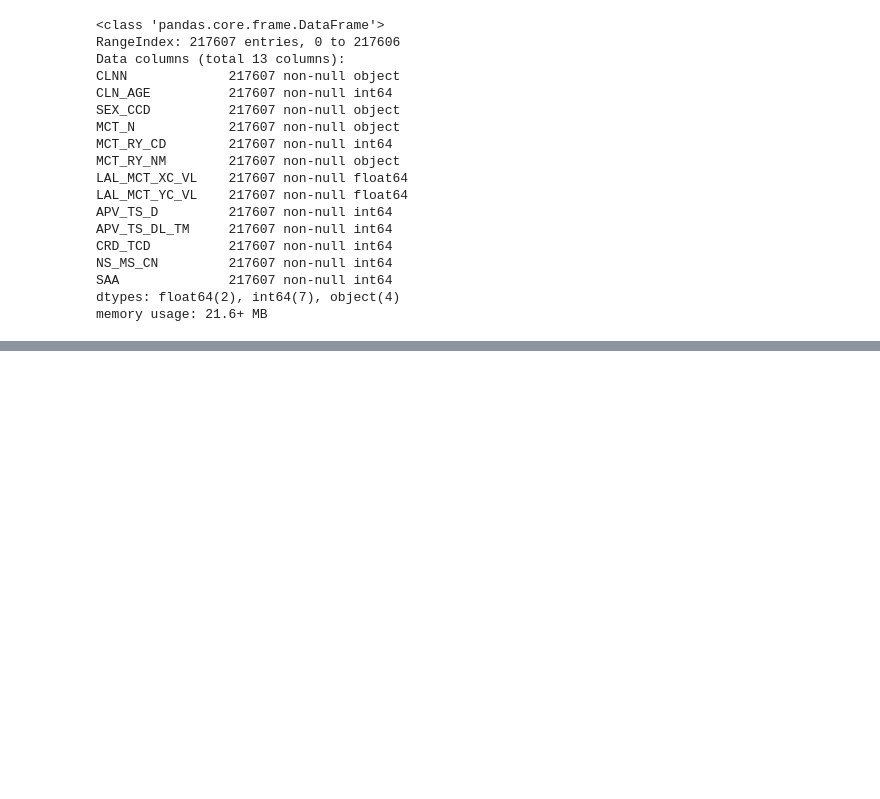
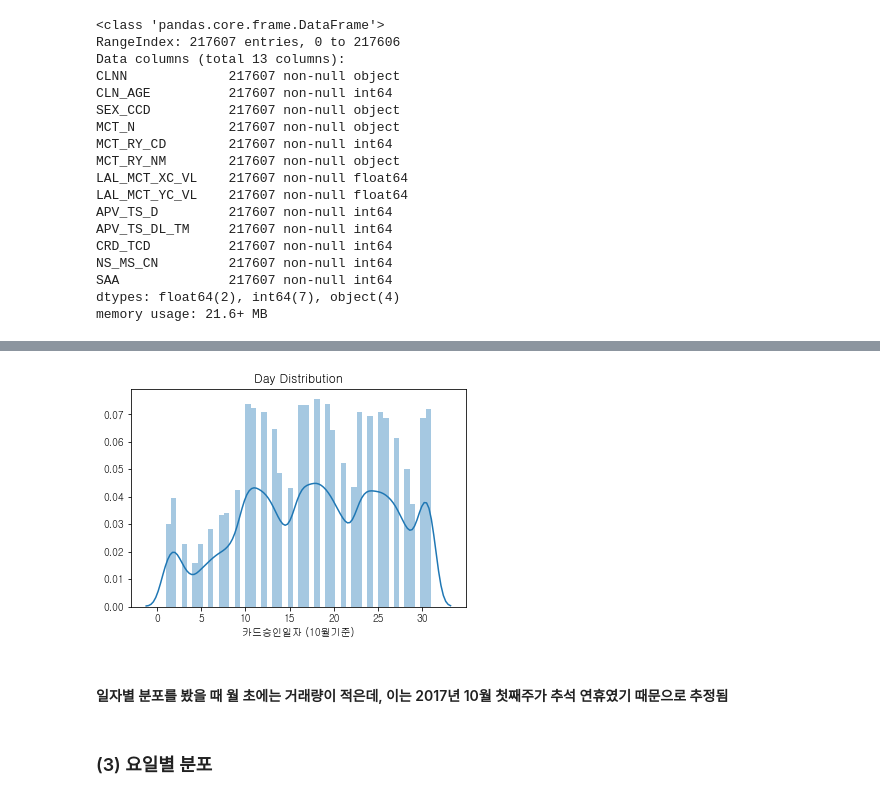
Before and after one commit to lain-02/aiproject, a Jupyter notebook: ai_project.ipynb, the cells around one changed output, grey strips where cells are left out. Cells and saved outputs as stored; diff of their text form; code cells hidden in the pictures; blank space fills up the shorter version.

```diff
--- a/ai_project.ipynb
+++ b/ai_project.ipynb
@@ -71,0 +101,20 @@ plt.show()
+# %%
+# 거래일자별 분포를 보기 위해 데이터 포맷을 datatime으로 바꾸고, 일자 apv_day 추가
+
+data['APV_TS_D']=data['APV_TS_D'].astype(str)
+data['APV_TS_D']=pd.to_datetime(data['APV_TS_D'], format='%Y%m%d')
+
+data['APV_DAY'] = data['APV_TS_D'].dt.day
+# %%
+# 거래일자별 분포
+
+sns.distplot(data['APV_DAY'])
+plt.xlabel("카드승인일자 (10월기준)")
+plt.title("Day Distribution") # You can comment this line out if you don't need title
+plt.show()
+# %% [output]
+[figure, added]
+# %% [markdown]
+#### 일자별 분포를 봤을 때 월 초에는 거래량이 적은데, 이는 2017년 10월 첫째주가 추석 연휴였기 때문으로 추정됨
+# %% [markdown]
+### (3) 요일별 분포
```
Also changed, not shown: parts of 16 cells of this notebook.
